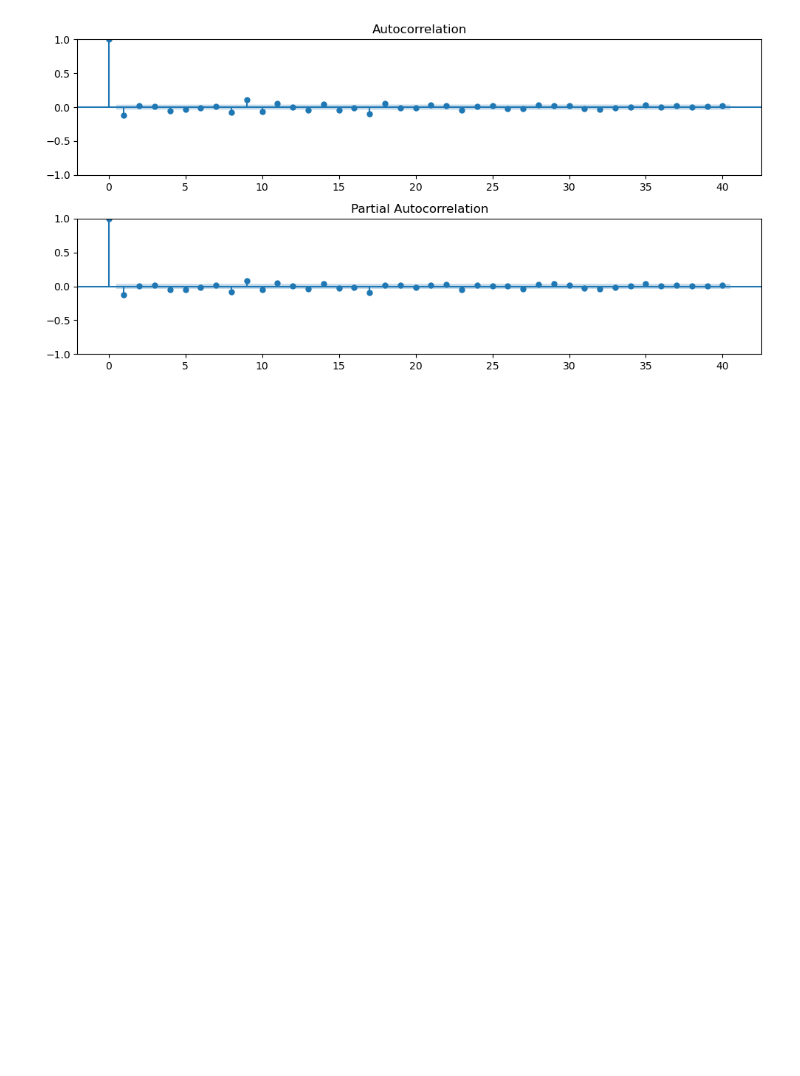
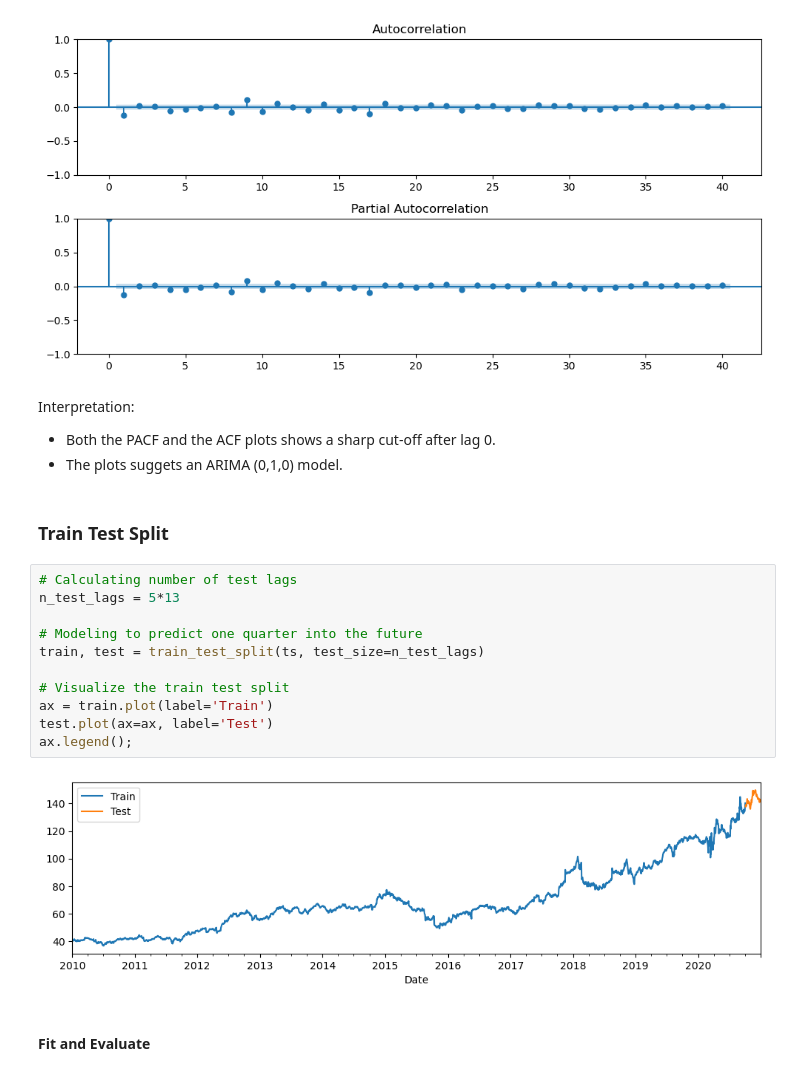
Before and after one commit to ruelanthonyb/ARIMA-Models--Core-, a Jupyter notebook: ARIMA Models (Core).ipynb, the cells around one changed output. Saved outputs shown, nothing was run; the diff lists cells and outputs as text; blank space fills up the shorter version.

```diff
--- a/ARIMA Models (Core).ipynb
+++ b/ARIMA Models (Core).ipynb
@@ -293,3 +293,25 @@ get_adfuller_results(ts_diff)
 plot_acf_pacf(ts_diff);
 # %% [output]
 [figure]
+# %% [markdown]
+Interpretation:
+
+* Both the PACF and the ACF plots shows a sharp cut-off after lag 0.
+* The plots suggets an ARIMA (0,1,0) model.
+# %% [markdown]
+### Train Test Split
+# %%
+# Calculating number of test lags
+n_test_lags = 5*13
+
+# Modeling to predict one quarter into the future
+train, test = train_test_split(ts, test_size=n_test_lags)
+
+# Visualize the train test split
+ax = train.plot(label='Train')
+test.plot(ax=ax, label='Test')
+ax.legend();
+# %% [output]
+[figure, added]
+# %% [markdown]
+#### Fit and Evaluate
```
Also changed, not shown: parts of 18 cells of this notebook.
